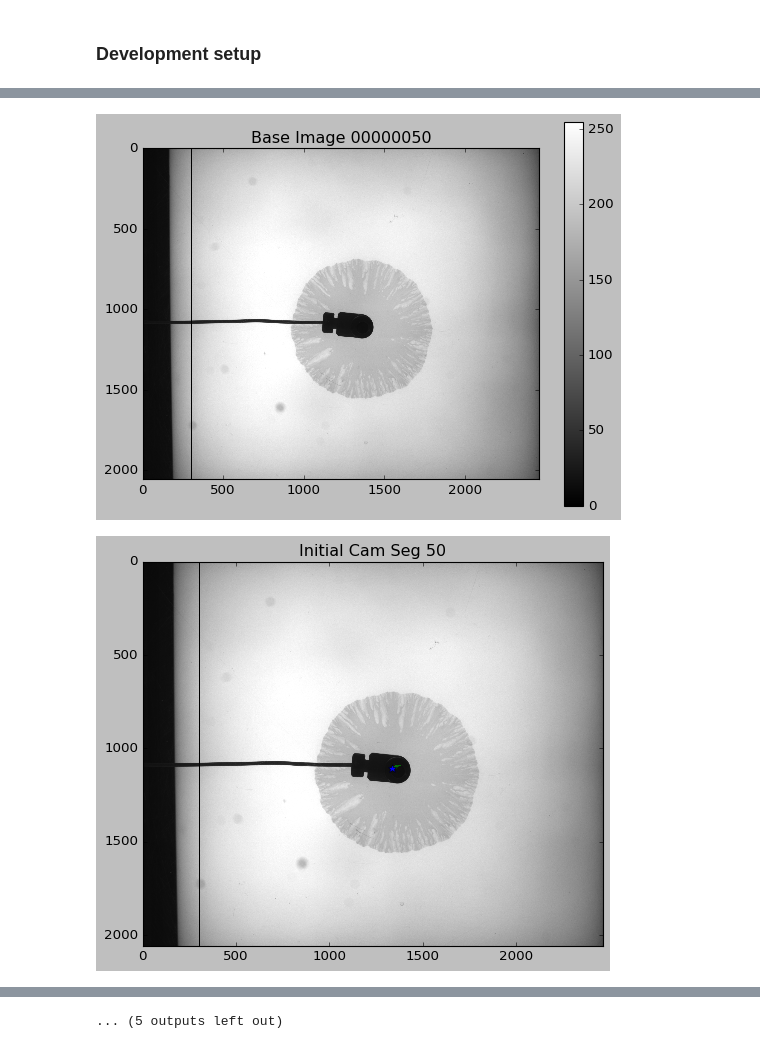
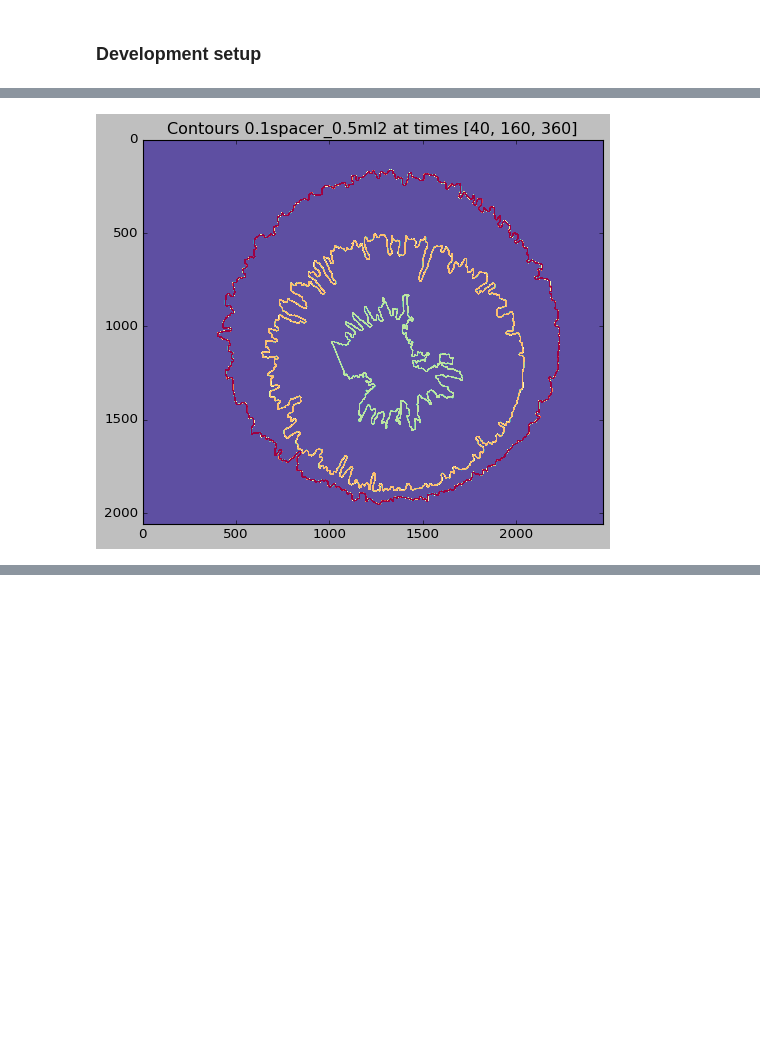
Before and after one commit to fischer-sw/instability-processing, a Jupyter notebook: methods_analysis.ipynb, the cells around one changed output, grey strips where cells are left out. Cells and saved outputs as stored; diff of their text form; code cells hidden in the pictures; blank space fills up the shorter version.

Commit message:
added multi contour plot

```diff
--- a/methods_analysis.ipynb
+++ b/methods_analysis.ipynb
@@ -52,6 +52,7 @@ for cas in cases:
     background_img = get_base_image(config, cas, background_images[0])
 
     images = get_image_files(config, cas, "png_cases")
-    for img in images:
-        process_image(img, config, cas, background_img)
+    # for img in images:
+        # process_image(img, config, cas, background_img)
+    multi_contour_plot()
 # %% [output]
@@ -69,2 +63 @@ for cas in cases:
-[figure, old version]
+[figure, new version]
-[figure, removed]
@@ -80 +63,0 @@ for cas in cases:
-... (5 outputs left out)
```
Also changed, not shown: parts of 2 cells of this notebook, 2 other files.
